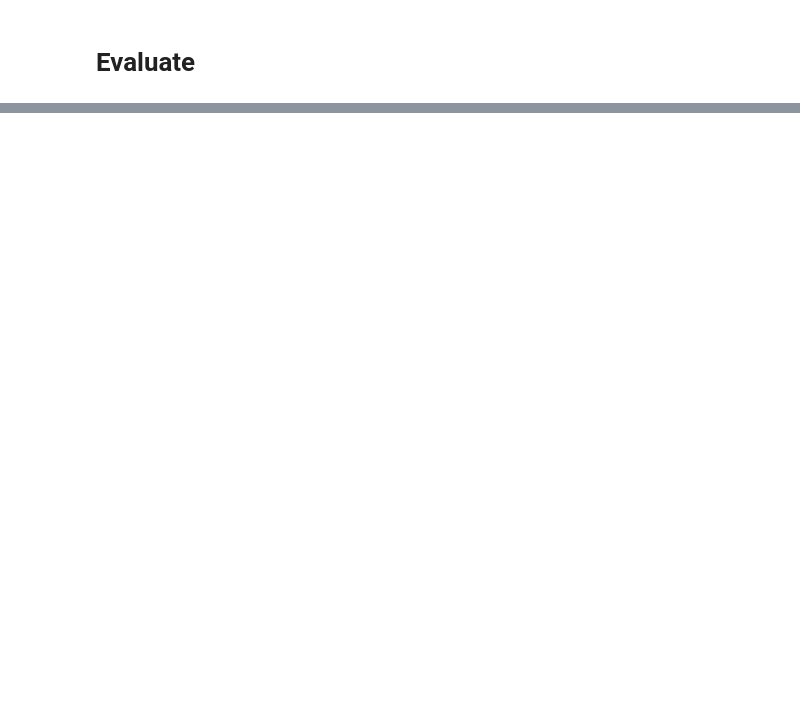
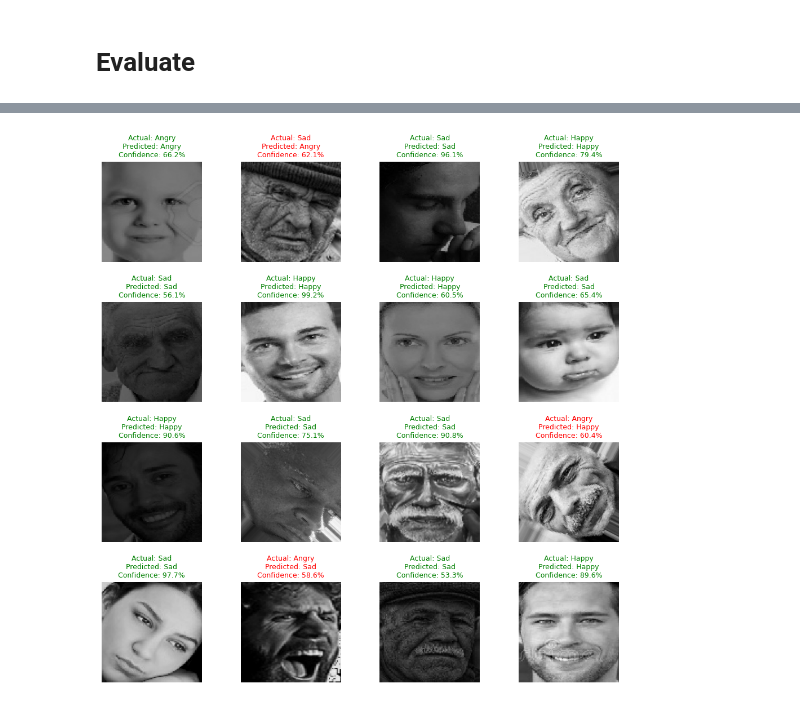
Before and after one commit to Arestokratt/Human_Emotion_Detections_CV, a Jupyter notebook: human_detection_CV.ipynb, the cells around one changed output, grey strips where cells are left out. Saved outputs shown, nothing was run; the diff lists cells and outputs as text; code cells hidden in the pictures; blank space fills up the shorter version.

```diff
--- a/human_detection_CV.ipynb
+++ b/human_detection_CV.ipynb
@@ -245,0 +266,31 @@ model.evaluate(test_ds)
+# %%
+import matplotlib.pyplot as plt
+import numpy as np
+
+def plot_actual_vs_predicted_full_multiclass(model, dataset, class_names, num_samples=16):
+    rows = cols = int(np.sqrt(num_samples))
+    fig, axes = plt.subplots(rows, cols, figsize=(12, 12))
+    axes = axes.flatten()
+    for images, labels in dataset.take(1):
+        preds = model.predict(images)
+        pred_labels = np.argmax(preds, axis=1)
+        labels = labels.numpy()
+        for i in range(min(num_samples, len(images))):
+            img = images[i].numpy().astype("uint8")
+            axes[i].imshow(img)
+
+            true_label = class_names[labels[i]]
+            predicted_label = class_names[pred_labels[i]]
+            confidence = preds[i][pred_labels[i]]
+            color = 'green' if labels[i] == pred_labels[i] else 'red'
+            axes[i].set_title(f"Actual: {true_label}\nPredicted: {predicted_label}\nConfidence: {confidence*100:.1f}%",
+                              fontsize=9, color=color)
+            axes[i].axis('off')
+    for j in range(i + 1, len(axes)):
+        axes[j].axis('off')
+
+    fig.subplots_adjust(wspace=0.3, hspace=0.4)
+    plt.show()
+class_names = ['Angry', 'Happy', 'Sad']
+plot_actual_vs_predicted_full_multiclass(model, test_ds, class_names, num_samples=16)
+# %% [output]
@@ -245,0 +298 @@ model.evaluate(test_ds)
+[figure, added]
```
Also changed, not shown: parts of 8 cells of this notebook, 3 other files.
